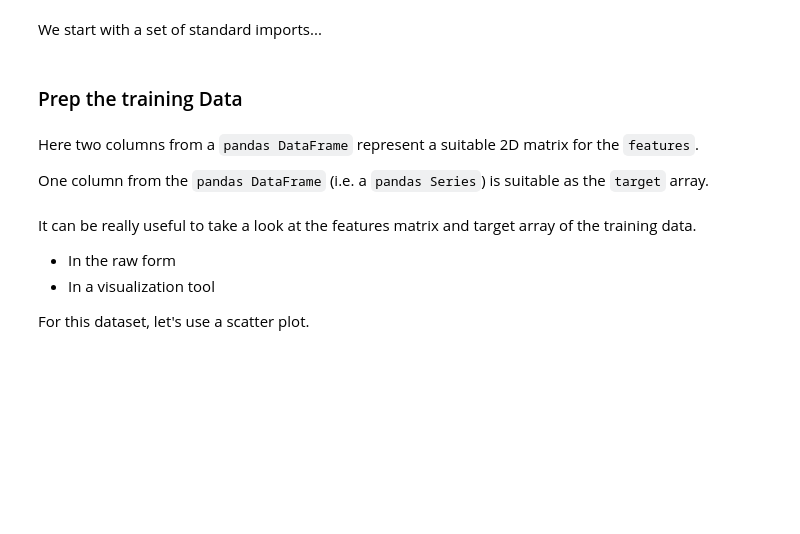
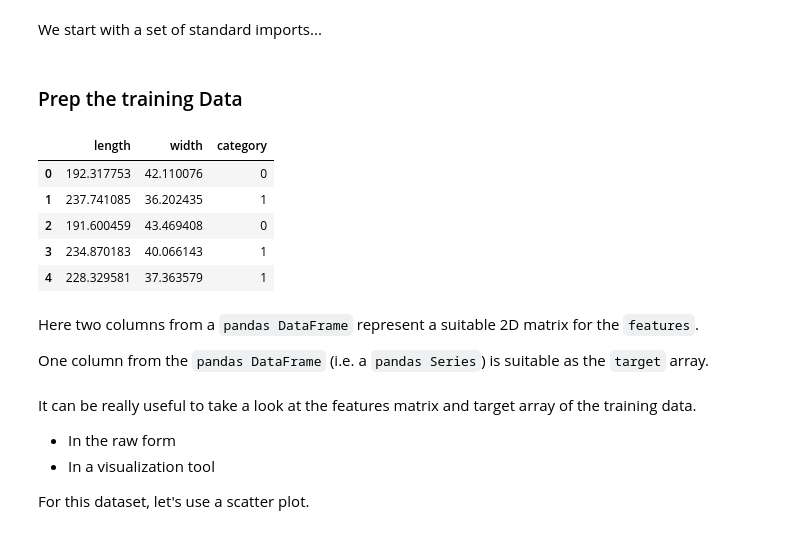
Before and after one commit to chalmerlowe/machine_learning, a Jupyter notebook: 03_naive_bayes/03_naive_bayes.ipynb, the cells around one changed output. Cells and saved outputs as stored; diff of their text form; code cells hidden in the pictures; blank space fills up the shorter version.

```diff
--- a/03_naive_bayes/03_naive_bayes.ipynb
+++ b/03_naive_bayes/03_naive_bayes.ipynb
@@ -68,9 +68,15 @@ import sklearn
 # %% [markdown]
 ### Prep the training Data
 # %%
-df = pd.read_csv('../universal_datasets/nbayes_train.csv',
-                 names=['x', 'y', 'category'])
+df = pd.read_csv('../universal_datasets/bananas.csv')
 df.head()
+# %% [output]
+|  | length | width | category |
+| 0 | 192.317753 | 42.110076 | 0 |
+| 1 | 237.741085 | 36.202435 | 1 |
+| 2 | 191.600459 | 43.469408 | 0 |
+| 3 | 234.870183 | 40.066143 | 1 |
+| 4 | 228.329581 | 37.363579 | 1 |
 # %% [markdown]
 Here two columns from a `pandas DataFrame` represent a suitable 2D matrix for the `features`.
 
```
Also changed, not shown: parts of 25 cells of this notebook, 3 other files.
